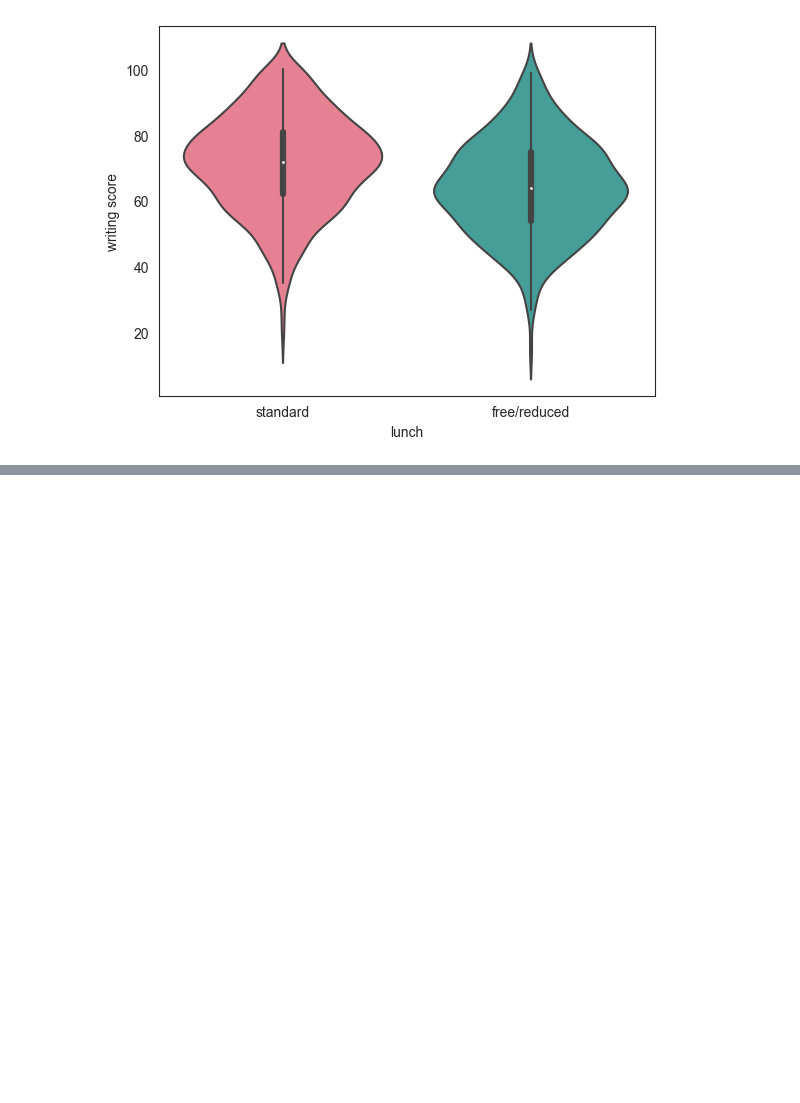
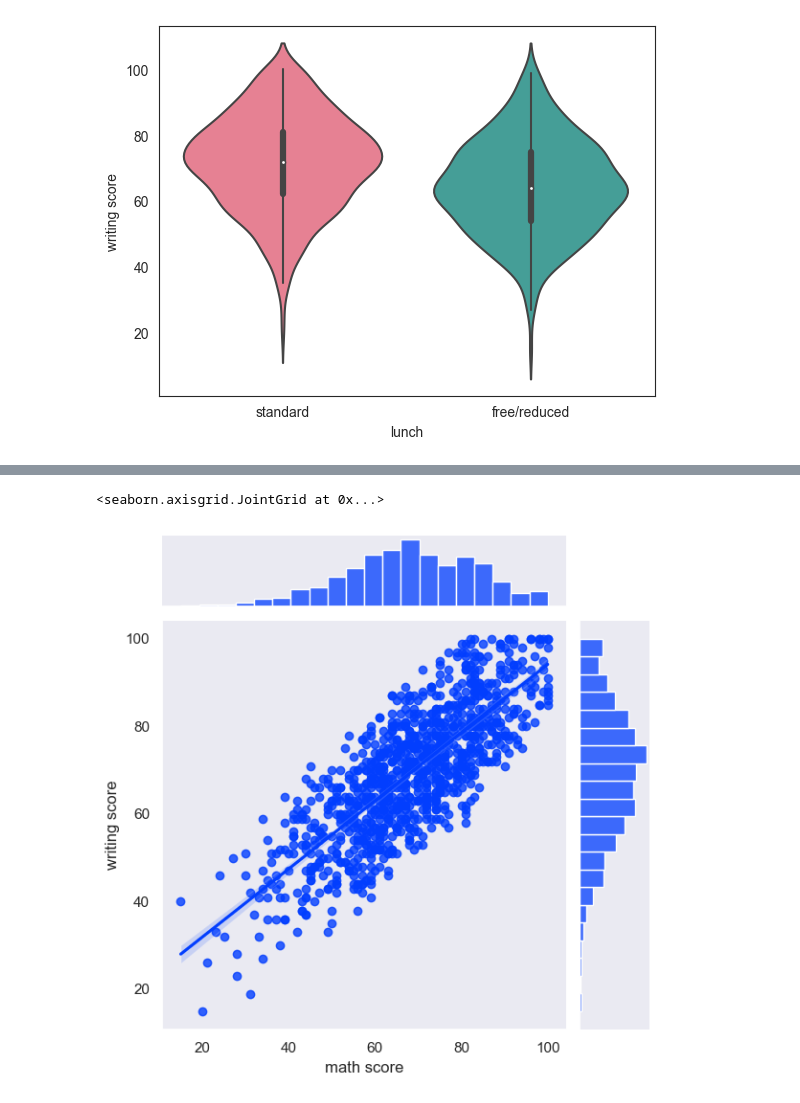
Before and after one commit to DanielPopoola/data-science-projects, a Jupyter notebook: Student-Performance-Prediction.ipynb, the cells around one changed output, grey strips where cells are left out. Saved outputs shown, nothing was run; the diff lists cells and outputs as text; code cells hidden in the pictures; blank space fills up the shorter version.

```diff
--- a/Student-Performance-Prediction.ipynb
+++ b/Student-Performance-Prediction.ipynb
@@ -209,0 +222,7 @@ for test in tests:
+# %%
+j = sns.JointGrid(data=data, x='math score',y='writing score')
+# Plot these two: the regplot in the centre, the hisplot on the margins
+j.plot(sns.regplot, sns.histplot)
+# %% [output]
+<seaborn.axisgrid.JointGrid at 0x...>
+[figure, added]
```
Also changed, not shown: parts of 4 cells of this notebook.
